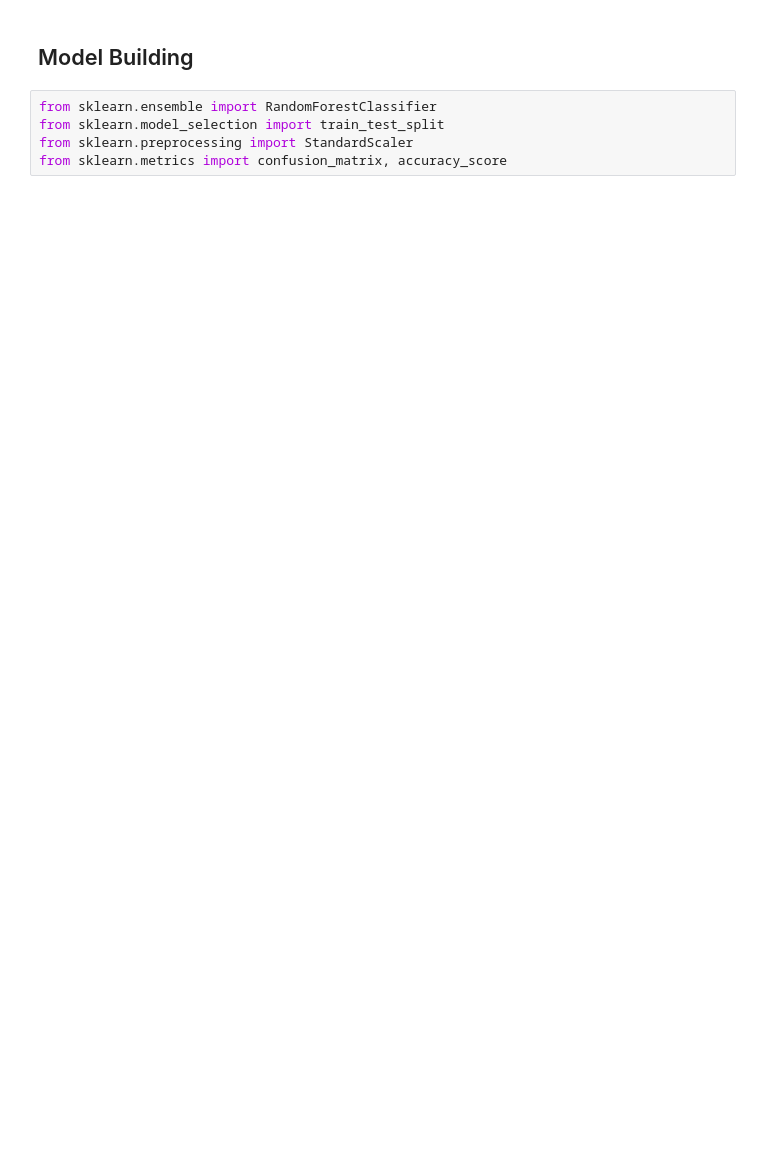
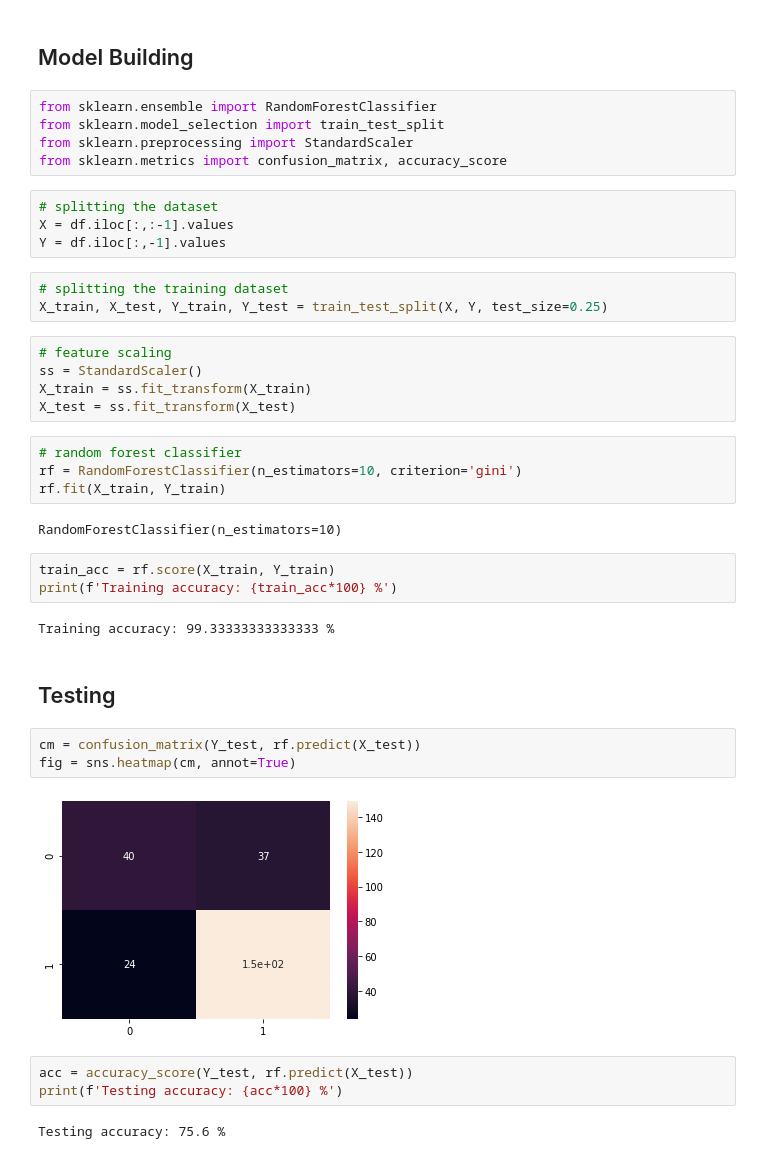
Before and after one commit to archihalder/German-Credit-Risk-Classification, a Jupyter notebook: main.ipynb, the cells around one changed output. Saved outputs shown, nothing was run; the diff lists cells and outputs as text; blank space fills up the shorter version.

Commit message:
random forest model implemented

```diff
--- a/main.ipynb
+++ b/main.ipynb
@@ -151,3 +154,38 @@ from sklearn.ensemble import RandomForestClassifier
 from sklearn.model_selection import train_test_split
 from sklearn.preprocessing import StandardScaler
 from sklearn.metrics import confusion_matrix, accuracy_score
+# %%
+# splitting the dataset
+X = df.iloc[:,:-1].values
+Y = df.iloc[:,-1].values
+# %%
+# splitting the training dataset
+X_train, X_test, Y_train, Y_test = train_test_split(X, Y, test_size=0.25)
+# %%
+# feature scaling
+ss = StandardScaler()
+X_train = ss.fit_transform(X_train)
+X_test = ss.fit_transform(X_test)
+# %%
+# random forest classifier
+rf = RandomForestClassifier(n_estimators=10, criterion='gini')
+rf.fit(X_train, Y_train)
+# %% [output]
+RandomForestClassifier(n_estimators=10)
+# %%
+train_acc = rf.score(X_train, Y_train)
+print(f'Training accuracy: {train_acc*100} %')
+# %% [output]
+Training accuracy: 99.33333333333333 %
+# %% [markdown]
+## Testing
+# %%
+cm = confusion_matrix(Y_test, rf.predict(X_test))
+fig = sns.heatmap(cm, annot=True)
+# %% [output]
+[figure, added]
+# %%
+acc = accuracy_score(Y_test, rf.predict(X_test))
+print(f'Testing accuracy: {acc*100} %')
+# %% [output]
+Testing accuracy: 75.6 %
```
Also changed, not shown: parts of 12 cells of this notebook.
